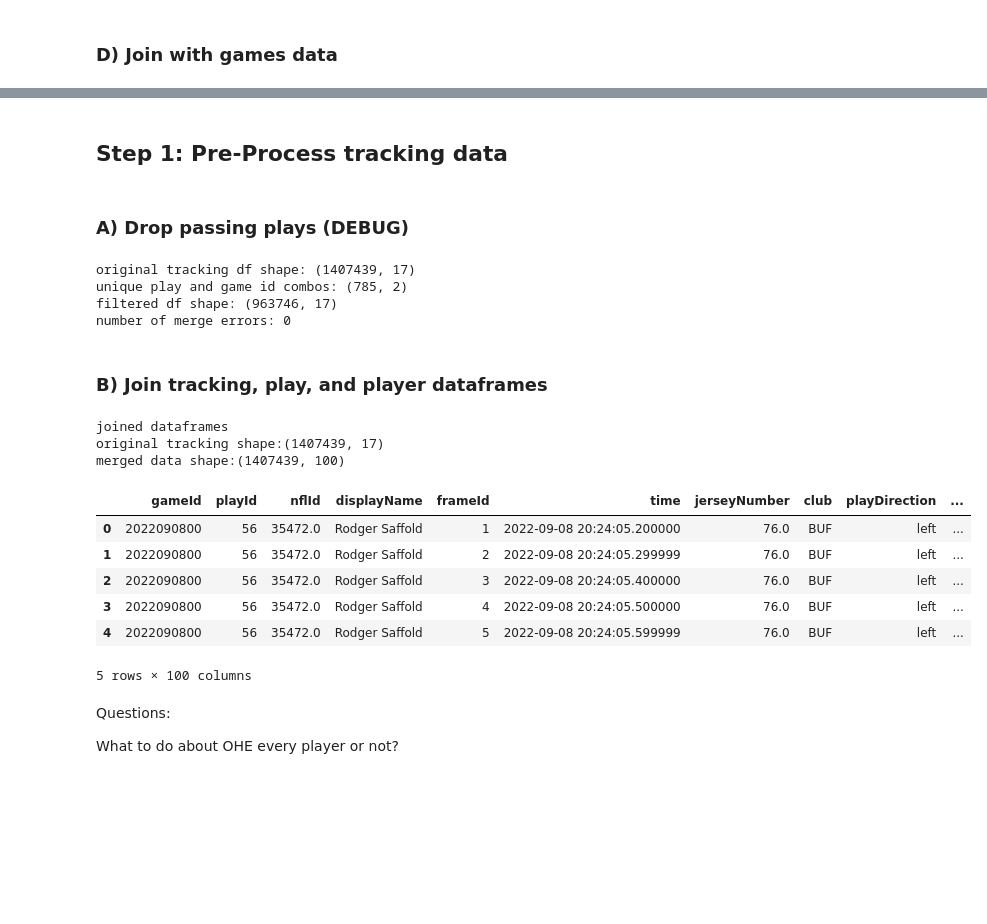
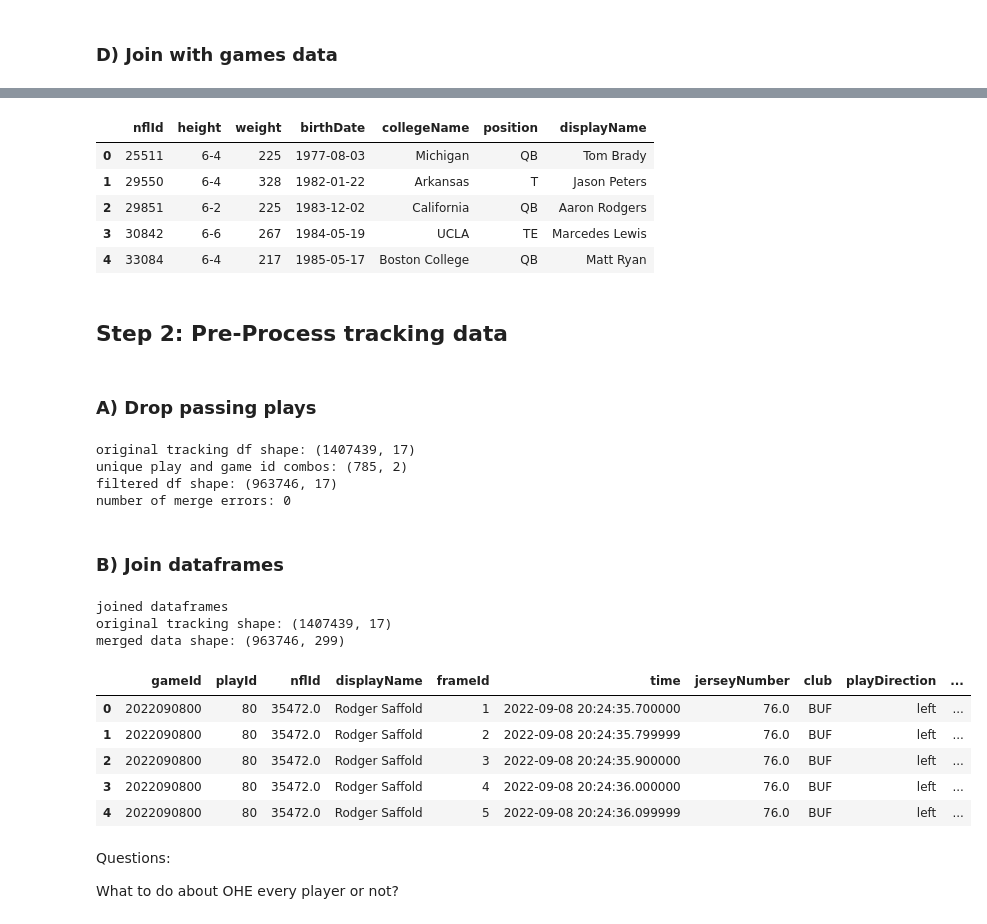
Before and after one commit to Andrew-Koulogeorge/NFL-Big-Data-Bowl, a Jupyter notebook: preprocessing/deep_learning_preprocessing_v1.ipynb, the cells around one changed output, grey strips where cells are left out. Drawn from its saved outputs; the diff is of its cells as text; code cells hidden in the pictures; blank space fills up the shorter version.

```diff
--- a/preprocessing/deep_learning_preprocessing_v1.ipynb
+++ b/preprocessing/deep_learning_preprocessing_v1.ipynb
@@ -8,3 +5,11 @@ import pandas as pd
+# %%
+# Import libraries
+import pandas as pd
+
+# pd.set_option('display.max_colwidth', None)
+# pd.set_option('display.max_rows', None)
+pd.reset_option('display.max_colwidth')
+pd.reset_option('display.max_rows')
 # %%
 # Load data
 games = pd.read_csv("../data/games.csv")
@@ -161,0 +132,6 @@ Index(['gameId', 'playId', 'ballCarrierId', 'ballCarrierDisplayName',
+# %%
+# One hot encode ball carrier
+run_plays_ohe = pd.get_dummies(data = run_plays_reduced, columns= ['ballCarrierDisplayName'])
+print("Old df shape:" + str(run_plays_reduced.shape))
+print("New df shape:" + str(run_plays_ohe.shape))
+run_plays_ohe.head()
@@ -179,7 +234,16 @@ post-join shape: (6840, 86)
+# %%
+players.head()
+# %% [output]
+|  | nflId | height | weight | birthDate | collegeName | position | displayName |
+| 0 | 25511 | 6-4 | 225 | 1977-08-03 | Michigan | QB | Tom Brady |
+| 1 | 29550 | 6-4 | 328 | 1982-01-22 | Arkansas | T | Jason Peters |
+| 2 | 29851 | 6-2 | 225 | 1983-12-02 | California | QB | Aaron Rodgers |
+| 3 | 30842 | 6-6 | 267 | 1984-05-19 | UCLA | TE | Marcedes Lewis |
+| 4 | 33084 | 6-4 | 217 | 1985-05-17 | Boston College | QB | Matt Ryan |
 # %% [markdown]
-## Step 1: Pre-Process tracking data
+## Step 2: Pre-Process tracking data
 # %% [markdown]
-### A) Drop passing plays (DEBUG)
+### A) Drop passing plays
 # %%
 def drop_non_run_plays(run_play_ids, tracking_df):
     # Merge to filter unique combinations from tracking_df
@@ -202,7 +266,7 @@ unique play and game id combos: (785, 2)
 filtered df shape: (963746, 17)
 number of merge errors: 0
 # %% [markdown]
-### B) Join tracking, play, and player dataframes
+### B) Join dataframes
 # %%
 # Methods to link dataframes
 
@@ -221,17 +293,16 @@ def join_player_tracking_data(player_df, tracking_df):
 # %%
-merged_df = join_play_tracking_data(run_plays_ohe, tracking_week_1)
-merged_df.head()
+merged_df = join_play_tracking_data(run_df_clean, filtered_df)
+merged_df = join_player_tracking_data()
 # %% [output]
 joined dataframes
-original tracking shape:(1407439, 17)
-merged data shape:(1407439, 100)
+original tracking shape: (1407439, 17)
+merged data shape: (963746, 299)
 |  | gameId | playId | nflId | displayName | frameId | time | jerseyNumber | club | playDirection | ... |
-| 0 | 2022090800 | 56 | 35472.0 | Rodger Saffold | 1 | 2022-09-08 20:24:05.200000 | 76.0 | BUF | left | ... |
-| 1 | 2022090800 | 56 | 35472.0 | Rodger Saffold | 2 | 2022-09-08 20:24:05.299999 | 76.0 | BUF | left | ... |
-| 2 | 2022090800 | 56 | 35472.0 | Rodger Saffold | 3 | 2022-09-08 20:24:05.400000 | 76.0 | BUF | left | ... |
-| 3 | 2022090800 | 56 | 35472.0 | Rodger Saffold | 4 | 2022-09-08 20:24:05.500000 | 76.0 | BUF | left | ... |
-| 4 | 2022090800 | 56 | 35472.0 | Rodger Saffold | 5 | 2022-09-08 20:24:05.599999 | 76.0 | BUF | left | ... |
+| 0 | 2022090800 | 80 | 35472.0 | Rodger Saffold | 1 | 2022-09-08 20:24:35.700000 | 76.0 | BUF | left | ... |
+| 1 | 2022090800 | 80 | 35472.0 | Rodger Saffold | 2 | 2022-09-08 20:24:35.799999 | 76.0 | BUF | left | ... |
+| 2 | 2022090800 | 80 | 35472.0 | Rodger Saffold | 3 | 2022-09-08 20:24:35.900000 | 76.0 | BUF | left | ... |
+| 3 | 2022090800 | 80 | 35472.0 | Rodger Saffold | 4 | 2022-09-08 20:24:36.000000 | 76.0 | BUF | left | ... |
+| 4 | 2022090800 | 80 | 35472.0 | Rodger Saffold | 5 | 2022-09-08 20:24:36.099999 | 76.0 | BUF | left | ... |
-5 rows × 100 columns
 # %% [markdown]
 Questions:
 
```
Also changed, not shown: parts of 15 cells of this notebook.
